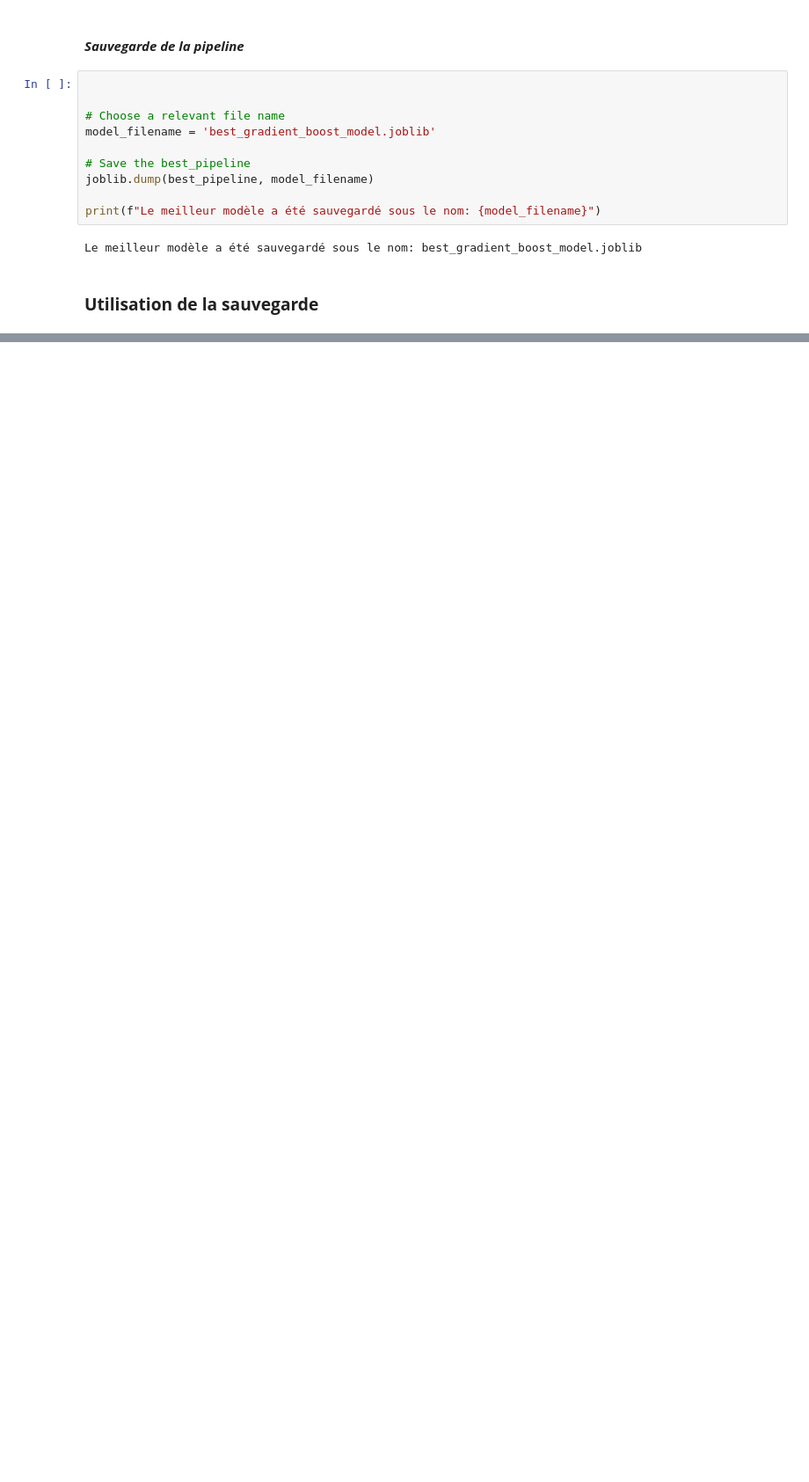
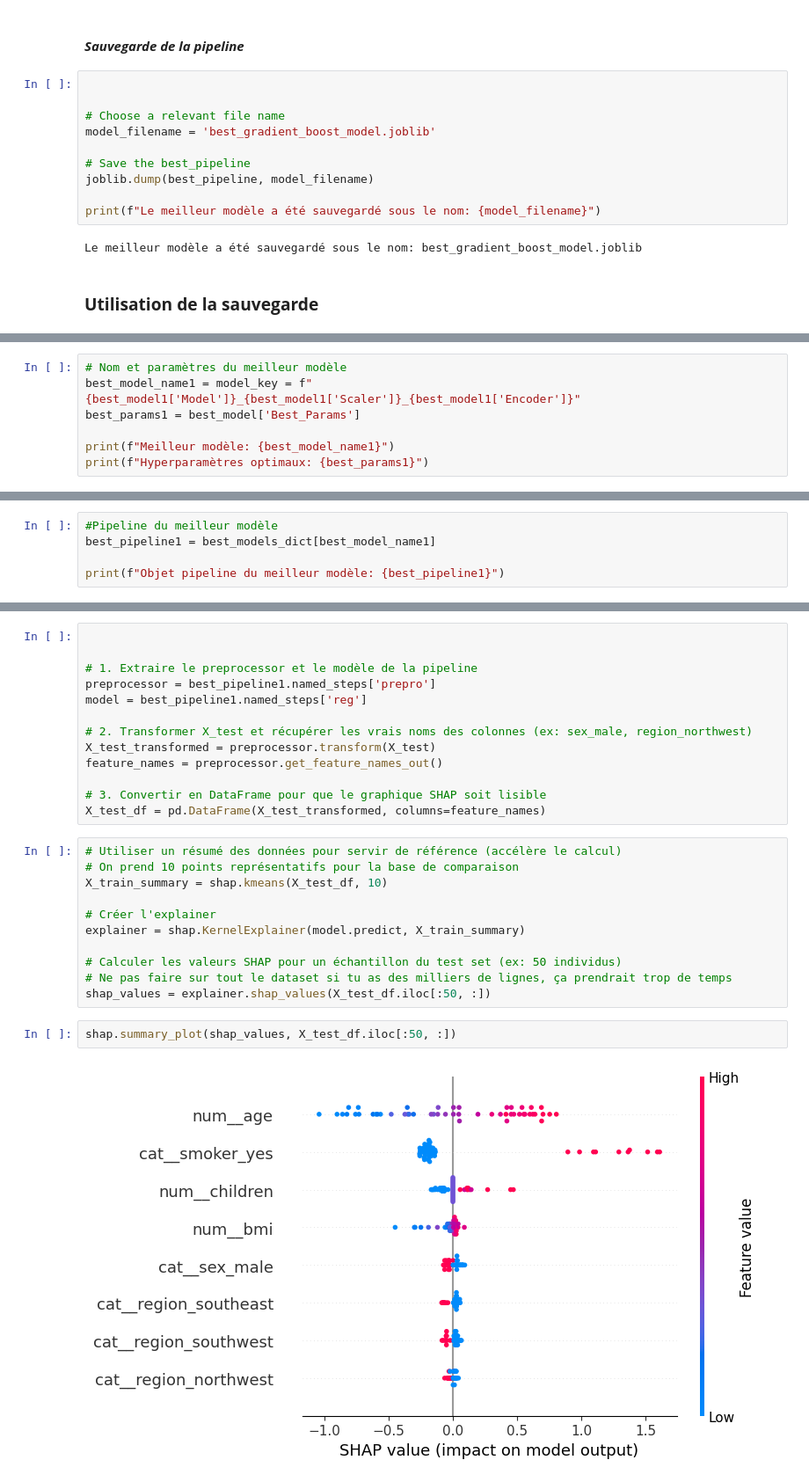
Before and after one commit to ahmadouniass/Medical-cost-prediction, a Jupyter notebook: Modélisation/Modelisation.ipynb, the cells around one changed output, grey strips where cells are left out. Shown at 88% size. Cells and saved outputs as stored; diff of their text form; blank space fills up the shorter version.

```diff
--- a/Modélisation/Modelisation.ipynb
+++ b/Modélisation/Modelisation.ipynb
@@ -1014,0 +1050,7 @@ Prédiction des charges pour la nouvelle donnée en utilisant le modèle chargé
+# %%
+# Nom et paramètres du meilleur modèle
+best_model_name1 = model_key = f"{best_model1['Model']}_{best_model1['Scaler']}_{best_model1['Encoder']}"
+best_params1 = best_model['Best_Params']
+
+print(f"Meilleur modèle: {best_model_name1}")
+print(f"Hyperparamètres optimaux: {best_params1}")
@@ -1014,0 +1060,5 @@ Prédiction des charges pour la nouvelle donnée en utilisant le modèle chargé
+# %%
+#Pipeline du meilleur modèle
+best_pipeline1 = best_models_dict[best_model_name1]
+
+print(f"Objet pipeline du meilleur modèle: {best_pipeline1}")
@@ -1014,0 +1078,28 @@ Prédiction des charges pour la nouvelle donnée en utilisant le modèle chargé
+# %%
+
+
+# 1. Extraire le preprocessor et le modèle de la pipeline
+preprocessor = best_pipeline1.named_steps['prepro']
+model = best_pipeline1.named_steps['reg']
+
+# 2. Transformer X_test et récupérer les vrais noms des colonnes (ex: sex_male, region_northwest)
+X_test_transformed = preprocessor.transform(X_test)
+feature_names = preprocessor.get_feature_names_out()
+
+# 3. Convertir en DataFrame pour que le graphique SHAP soit lisible
+X_test_df = pd.DataFrame(X_test_transformed, columns=feature_names)
+# %%
+# Utiliser un résumé des données pour servir de référence (accélère le calcul)
+# On prend 10 points représentatifs pour la base de comparaison
+X_train_summary = shap.kmeans(X_test_df, 10)
+
+# Créer l'explainer
+explainer = shap.KernelExplainer(model.predict, X_train_summary)
+
+# Calculer les valeurs SHAP pour un échantillon du test set (ex: 50 individus)
+# Ne pas faire sur tout le dataset si tu as des milliers de lignes, ça prendrait trop de temps
+shap_values = explainer.shap_values(X_test_df.iloc[:50, :])
+# %%
+shap.summary_plot(shap_values, X_test_df.iloc[:50, :])
+# %% [output]
+[figure, added]
```
Also changed, not shown: parts of 28 cells of this notebook.
